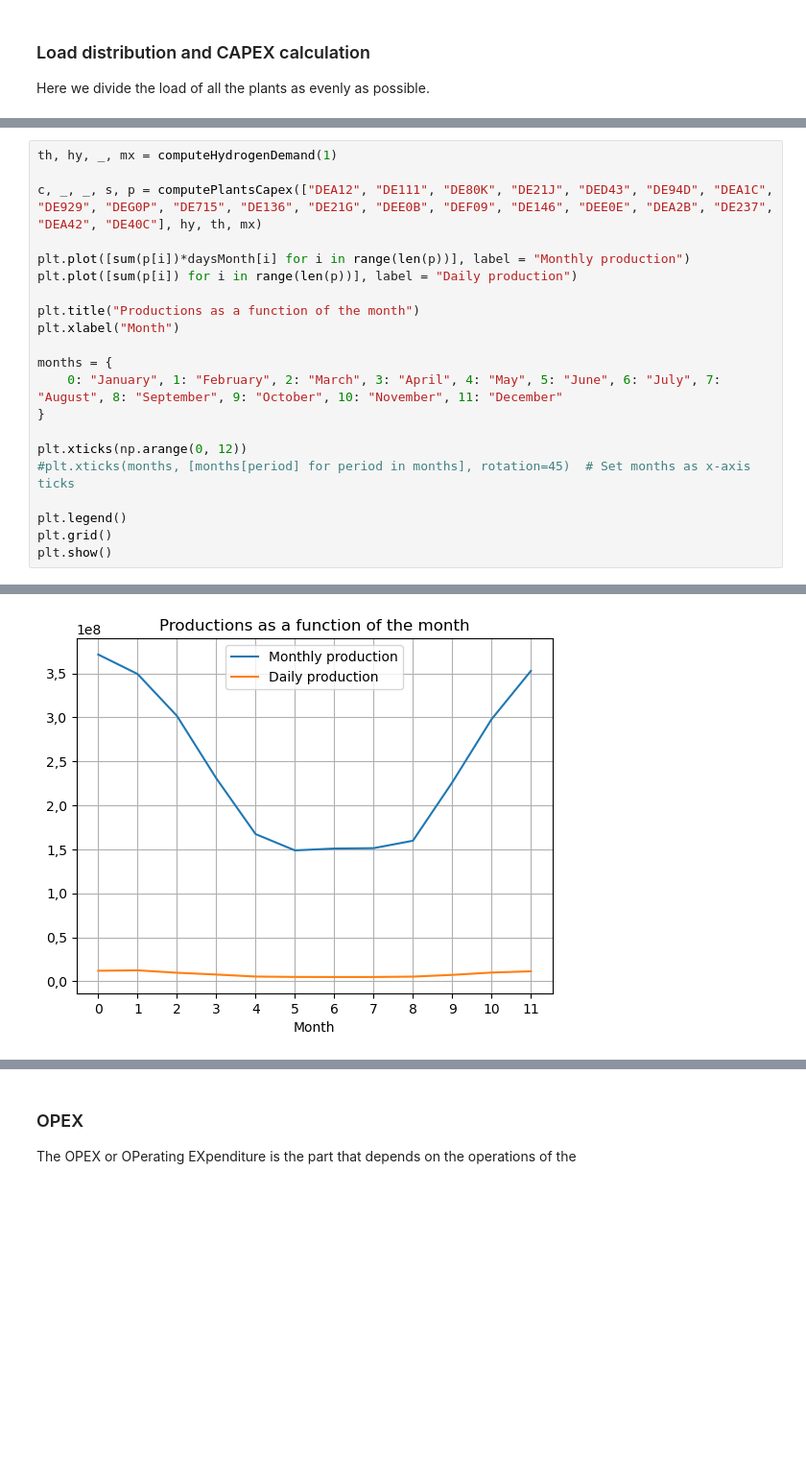
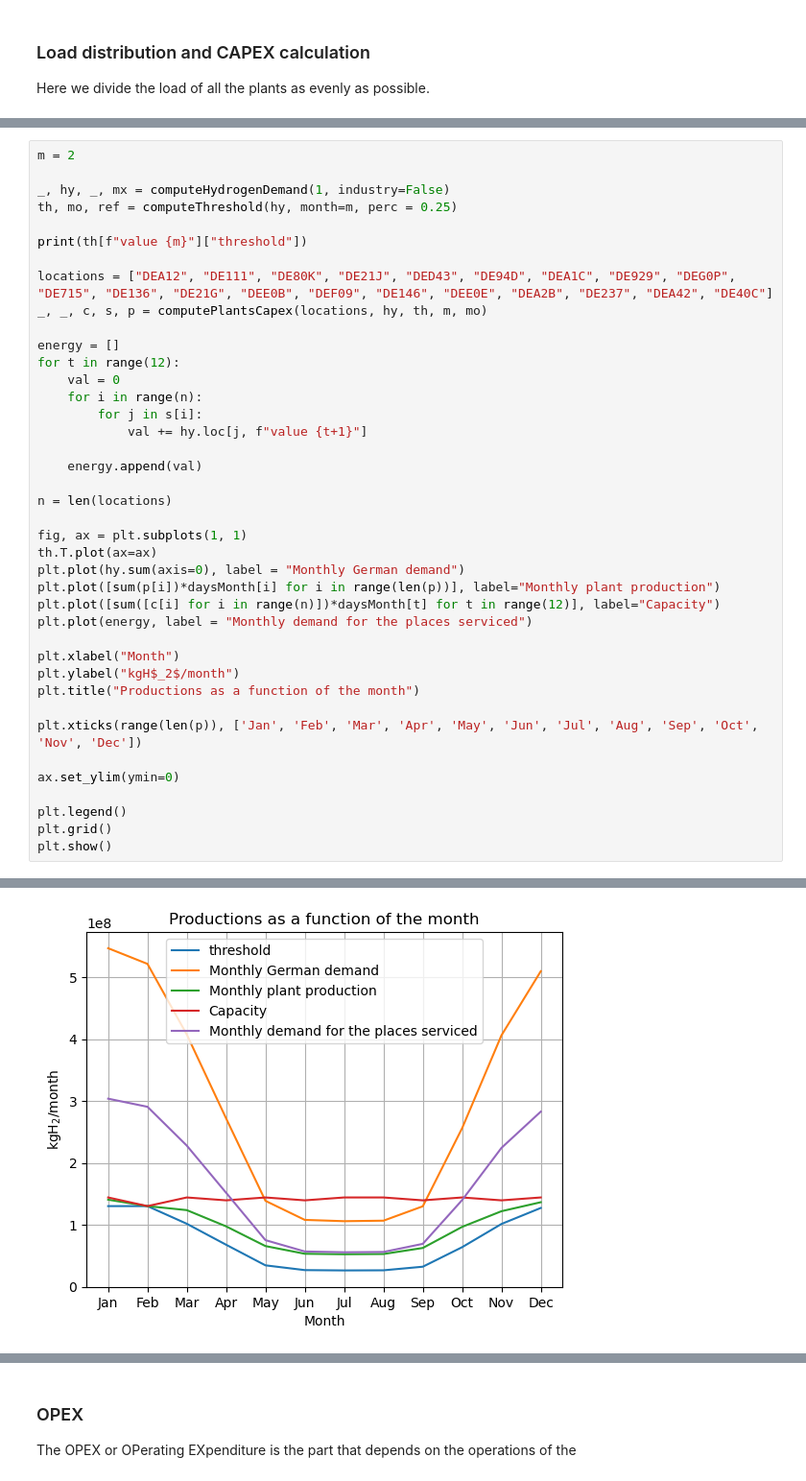
Before and after one commit to DerSpanischGamer/GermanHydrogen, a Jupyter notebook: disaggregator-master/14_2_Production_placement_reduced_demand_Better_model.ipynb, the cells around one changed output, grey strips where cells are left out. Shown at 96% size. Saved outputs shown, nothing was run; the diff lists cells and outputs as text; blank space fills up the shorter version.

Commit message:
Flexible production added (it can be maxed out now)

```diff
--- a/disaggregator-master/14_2_Production_placement_reduced_demand_Better_model.ipynb
+++ b/disaggregator-master/14_2_Production_placement_reduced_demand_Better_model.ipynb
@@ -820,22 +910,41 @@ def computePlantsCapex(plantsLocations, hydrogenDemand, threshold, max_period):
 
     return CAPEX, sum(CAPEX), contributions, servingPlaces, production
 # %%
-th, hy, _, mx = computeHydrogenDemand(1)
+m = 2
 
-c, _, _, s, p = computePlantsCapex(["DEA12", "DE111", "DE80K", "DE21J", "DED43", "DE94D", "DEA1C", "DE929", "DEG0P", "DE715", "DE136", "DE21G", "DEE0B", "DEF09", "DE146", "DEE0E", "DEA2B", "DE237", "DEA42", "DE40C"], hy, th, mx)
+_, hy, _, mx = computeHydrogenDemand(1, industry=False)
+th, mo, ref = computeThreshold(hy, month=m, perc = 0.25)
 
-plt.plot([sum(p[i])*daysMonth[i] for i in range(len(p))], label = "Monthly production")
-plt.plot([sum(p[i]) for i in range(len(p))], label = "Daily production")
+print(th[f"value {m}"]["threshold"])
 
+locations = ["DEA12", "DE111", "DE80K", "DE21J", "DED43", "DE94D", "DEA1C", "DE929", "DEG0P", "DE715", "DE136", "DE21G", "DEE0B", "DEF09", "DE146", "DEE0E", "DEA2B", "DE237", "DEA42", "DE40C"]
+_, _, c, s, p = computePlantsCapex(locations, hy, th, m, mo)
+
+energy = []
+for t in range(12):
+    val = 0
+    for i in range(n):
+        for j in s[i]:
+            val += hy.loc[j, f"value {t+1}"]
+
+    energy.append(val)
+
+n = len(locations)
+
+fig, ax = plt.subplots(1, 1)
+th.T.plot(ax=ax)
+plt.plot(hy.sum(axis=0), label = "Monthly German demand")
+plt.plot([sum(p[i])*daysMonth[i] for i in range(len(p))], label="Monthly plant production")
+plt.plot([sum([c[i] for i in range(n)])*daysMonth[t] for t in range(12)], label="Capacity")
+plt.plot(energy, label = "Monthly demand for the places serviced")
+
+plt.xlabel("Month")
+plt.ylabel("kgH$_2$/month")
 plt.title("Productions as a function of the month")
-plt.xlabel("Month")
 
-months = {
-    0: "January", 1: "February", 2: "March", 3: "April", 4: "May", 5: "June", 6: "July", 7: "August", 8: "September", 9: "October", 10: "November", 11: "December"
-}
+plt.xticks(range(len(p)), ['Jan', 'Feb', 'Mar', 'Apr', 'May', 'Jun', 'Jul', 'Aug', 'Sep', 'Oct', 'Nov', 'Dec'])
 
-plt.xticks(np.arange(0, 12))
-#plt.xticks(months, [months[period] for period in months], rotation=45)  # Set months as x-axis ticks
+ax.set_ylim(ymin=0)
 
 plt.legend()
 plt.grid()
@@ -844 +955 @@ plt.show()
-[figure, old version]
+[figure, new version]
```
Also changed, not shown: parts of 8 cells of this notebook, 5 other files.
